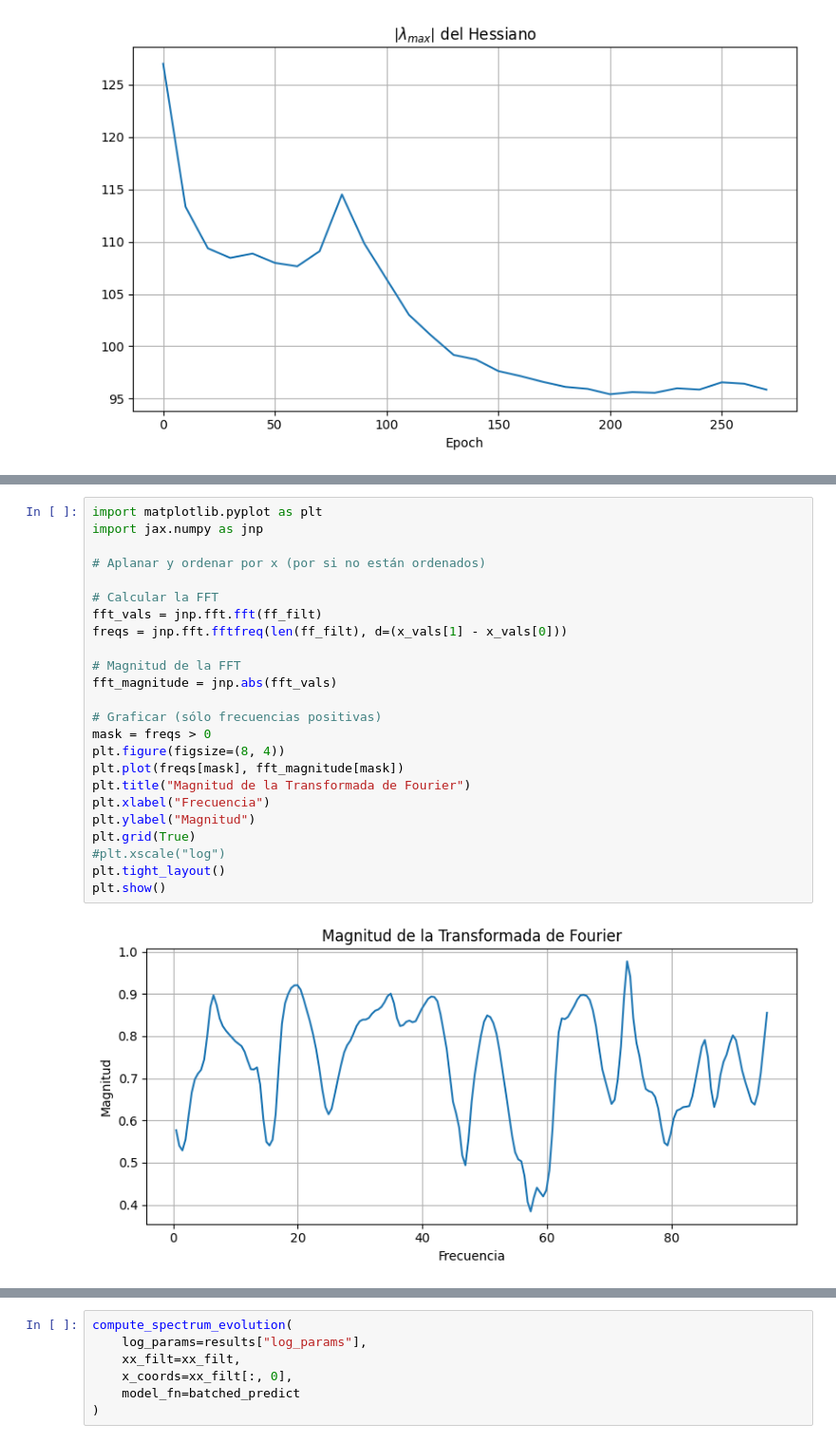
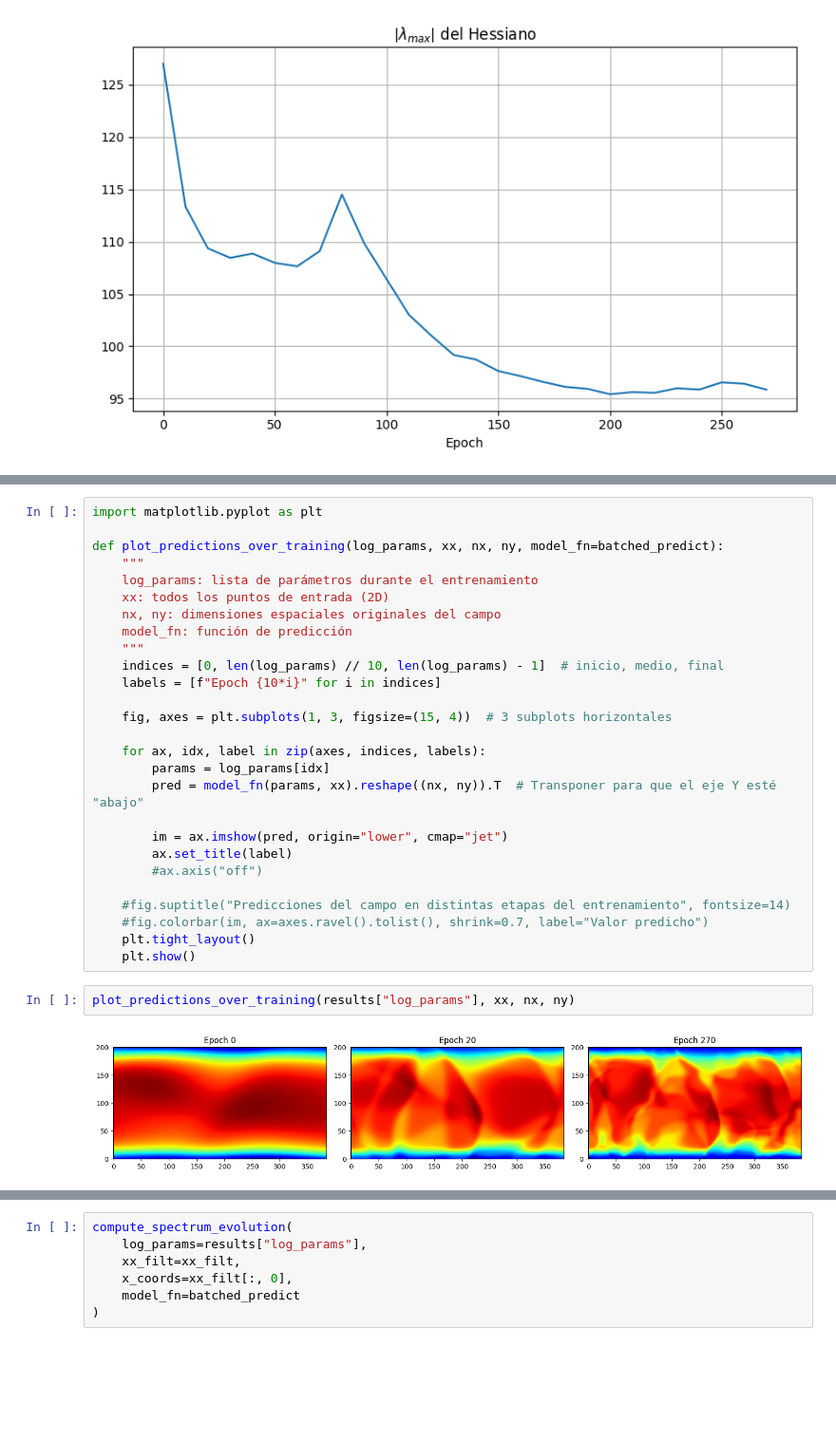
Before and after one commit to vms10/tp_optimizacion, a Jupyter notebook: prueba_funcion_entrenamiento.ipynb, the cells around one changed output, grey strips where cells are left out. Shown at 95% size. Saved outputs shown, nothing was run; the diff lists cells and outputs as text; blank space fills up the shorter version.

```diff
--- a/prueba_funcion_entrenamiento.ipynb
+++ b/prueba_funcion_entrenamiento.ipynb
@@ -571,29 +552,34 @@ Array(0.00522196, dtype=float32)
-# %%
-import matplotlib.pyplot as plt
-import jax.numpy as jnp
-
-# Aplanar y ordenar por x (por si no están ordenados)
-
-# Calcular la FFT
-fft_vals = jnp.fft.fft(ff_filt)
-freqs = jnp.fft.fftfreq(len(ff_filt), d=(x_vals[1] - x_vals[0]))
-
-# Magnitud de la FFT
-fft_magnitude = jnp.abs(fft_vals)
-
-# Graficar (sólo frecuencias positivas)
-mask = freqs > 0
-plt.figure(figsize=(8, 4))
-plt.plot(freqs[mask], fft_magnitude[mask])
-plt.title("Magnitud de la Transformada de Fourier")
-plt.xlabel("Frecuencia")
-plt.ylabel("Magnitud")
-plt.grid(True)
-#plt.xscale("log")
-plt.tight_layout()
-plt.show()
-# %% [output]
-[figure, removed]
+# %%
+import matplotlib.pyplot as plt
+
+def plot_predictions_over_training(log_params, xx, nx, ny, model_fn=batched_predict):
+    """
+    log_params: lista de parámetros durante el entrenamiento
+    xx: todos los puntos de entrada (2D)
+    nx, ny: dimensiones espaciales originales del campo
+    model_fn: función de predicción
+    """
+    indices = [0, len(log_params) // 10, len(log_params) - 1]  # inicio, medio, final
+    labels = [f"Epoch {10*i}" for i in indices]
+
+    fig, axes = plt.subplots(1, 3, figsize=(15, 4))  # 3 subplots horizontales
+
+    for ax, idx, label in zip(axes, indices, labels):
+        params = log_params[idx]
+        pred = model_fn(params, xx).reshape((nx, ny)).T  # Transponer para que el eje Y esté "abajo"
+
+        im = ax.imshow(pred, origin="lower", cmap="jet")
+        ax.set_title(label)
+        #ax.axis("off")
+
+    #fig.suptitle("Predicciones del campo en distintas etapas del entrenamiento", fontsize=14)
+    #fig.colorbar(im, ax=axes.ravel().tolist(), shrink=0.7, label="Valor predicho")
+    plt.tight_layout()
+    plt.show()
+# %%
+plot_predictions_over_training(results["log_params"], xx, nx, ny)
+# %% [output]
+[figure, added]
 # %%
 import matplotlib.pyplot as plt
 import jax.numpy as jnp
```
Also changed, not shown: parts of 26 cells of this notebook.
